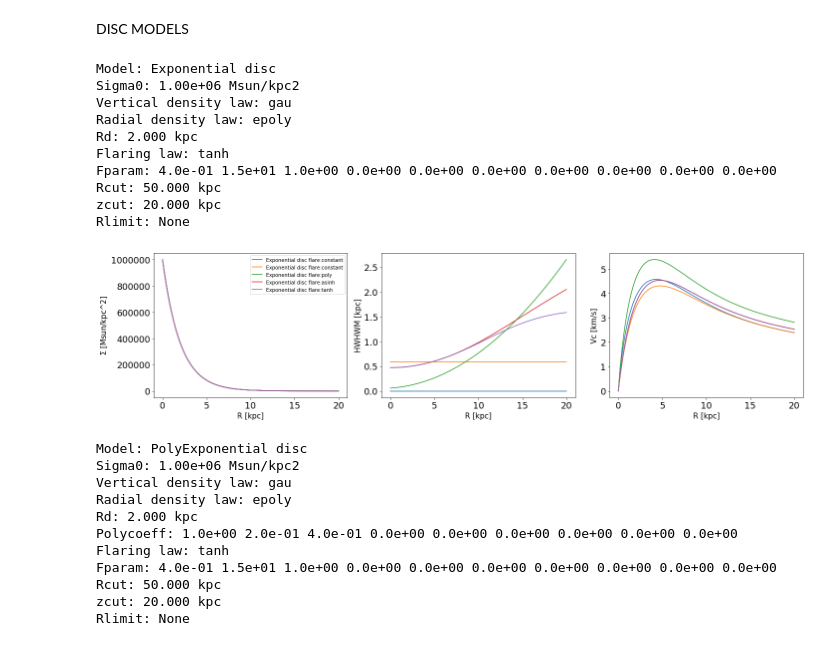
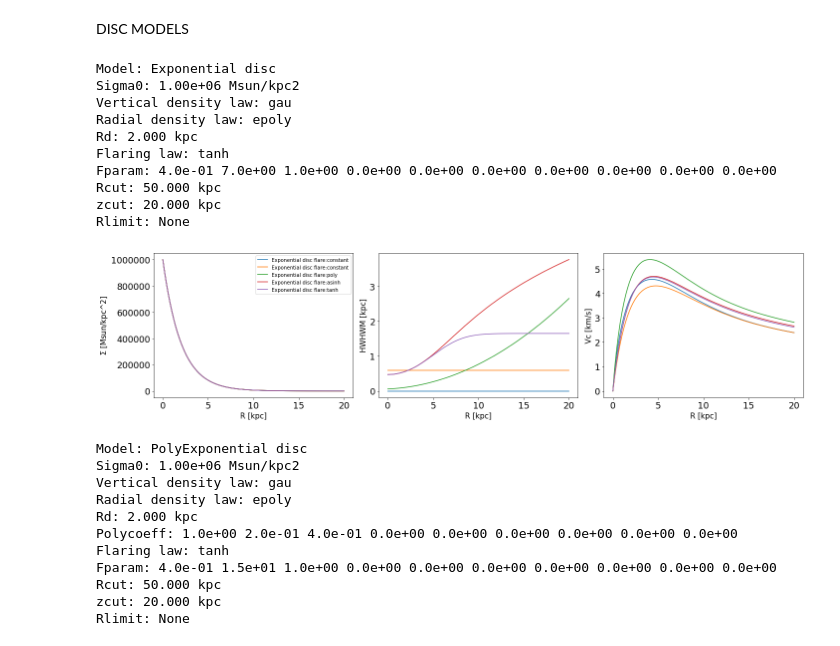
Before and after one commit to editeodoro/discH, a Jupyter notebook: doc/Tutorial.ipynb, the cells around one changed output. Saved outputs shown, nothing was run; the diff lists cells and outputs as text; code cells hidden in the pictures.

```diff
--- a/doc/Tutorial.ipynb
+++ b/doc/Tutorial.ipynb
@@ -623,7 +618,7 @@ ax_vcirc.plot(R, vcirc[:,1])
 #zd(R)=h0+c*(Arcsinh(R*R/Rf*Rf))
 h0=0.4 #Cental zd in kpc
 c=1 #
-Rf=15 #Flaring scale length in kpc
+Rf=7 #Flaring scale length in kpc
 ed=dc.Exponential_disc.asinhflare(sigma0=sigma0, Rd=Rd, Rcut=Rcut, zcut=zcut, h0=h0, c=c, Rf=Rf, zlaw=zlaw)
 sdens=ed.Sdens(R) #sdens 2D array: col-0 R, col-1 Surface density at R [Msun/kpc^2]
 flare=ed.flare(R, HWHM=True) #radial profile of the vertical scale length: col-0 R, col-1 zd or HWHM (if HWHM=True, default=False)
@@ -636,36 +631,36 @@ ax_vcirc.plot(R, vcirc[:,1])
 #zd(R)=h0+c*(tanh(R*R/Rf*Rf))
 h0=0.4 #Cental zd in kpc
 c=1 #
-Rf=15 #Flaring scale length in kpc
+Rf=7 #Flaring scale length in kpc
 ed=dc.Exponential_disc.tanhflare(sigma0=sigma0, Rd=Rd, Rcut=Rcut, zcut=zcut, h0=h0, c=c, Rf=Rf, zlaw=zlaw)
 sdens=ed.Sdens(R) #sdens 2D array: col-0 R, col-1 Surface density at R [Msun/kpc^2]
 flare=ed.flare(R, HWHM=True) #radial profile of the vertical scale length: col-0 R, col-1 zd or HWHM (if HWHM=True, default=False)
 vcirc=ed.vcirc(R, nproc=2) #Vcric 2D array: col-0 R, col-1 Circular velocity on the plane [km/s]
 ax_dens.plot(R, sdens[:,1], label=ed.name + ' flare:'+ed.flaw)
 ax_flare.plot(R, flare[:,1])
 ax_vcirc.plot(R, vcirc[:,1])
 print(ed)
 
 ax_dens.legend()
 ax_dens.set_xlabel('R [kpc]',fontsize=15)
 ax_vcirc.set_xlabel('R [kpc]',fontsize=15)
 ax_flare.set_xlabel('R [kpc]',fontsize=15)
 ax_dens.set_ylabel('$\Sigma$ [Msun/kpc^2]',fontsize=15)
 ax_flare.set_ylabel('HWHWM [kpc]',fontsize=15)
 ax_vcirc.set_ylabel('Vc [km/s]',fontsize=15)
 plt.show()
 # %% [output]
 Model: Exponential disc
 Sigma0: 1.00e+06 Msun/kpc2
 Vertical density law: gau
 Radial density law: epoly
 Rd: 2.000 kpc
 Flaring law: tanh
-Fparam: 4.0e-01 1.5e+01 1.0e+00 0.0e+00 0.0e+00 0.0e+00 0.0e+00 0.0e+00 0.0e+00 0.0e+00
+Fparam: 4.0e-01 7.0e+00 1.0e+00 0.0e+00 0.0e+00 0.0e+00 0.0e+00 0.0e+00 0.0e+00 0.0e+00
 Rcut: 50.000 kpc
 zcut: 20.000 kpc
 Rlimit: None
-[figure, old version]
+[figure, new version]
 # %%
 fig=plt.figure(figsize=(20,5))
 ax_dens=fig.add_subplot(131)
```
Also changed, not shown: parts of 14 cells of this notebook, 6 other files.
